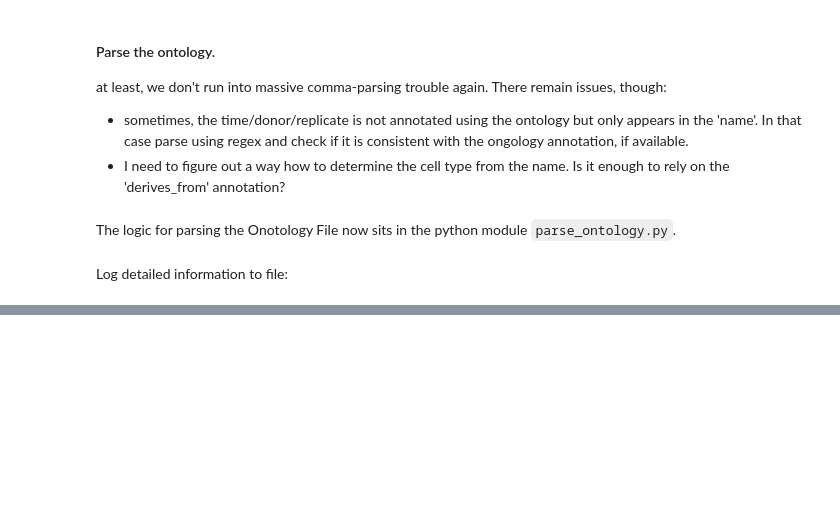
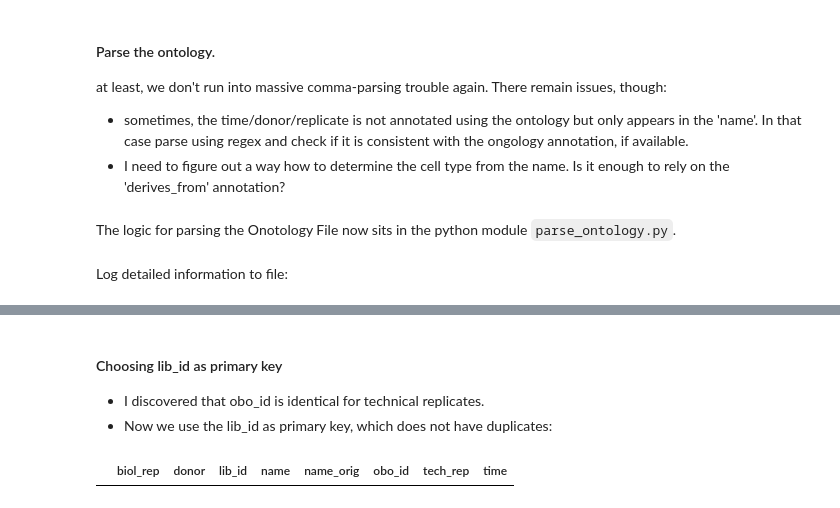
Before and after one commit to grst/fantom5-sig, a Jupyter notebook: process_headers.ipynb, the cells around one changed output, grey strips where cells are left out. Cells and saved outputs as stored; diff of their text form; code cells hidden in the pictures; blank space fills up the shorter version.

Commit message:
Fix issue with duplicate obo_ids. Use lib_ids now

```diff
--- a/process_headers.ipynb
+++ b/process_headers.ipynb
@@ -150,2 +151,10 @@ annotations_df
 # %%
 annotations_df.to_csv("data/column_vars.processed.csv")
+# %% [markdown]
+#### Choosing lib_id as primary key
+* I discovered that obo_id is identical for technical replicates.
+* Now we use the lib_id as primary key, which does not have duplicates:
+# %%
+annotations_df[annotations_df.duplicated("lib_id", keep=False)]
+# %% [output]
+|  | biol_rep | donor | lib_id | name | name_orig | obo_id | tech_rep | time |
```
Also changed, not shown: parts of 2 cells of this notebook, 1 other file.
